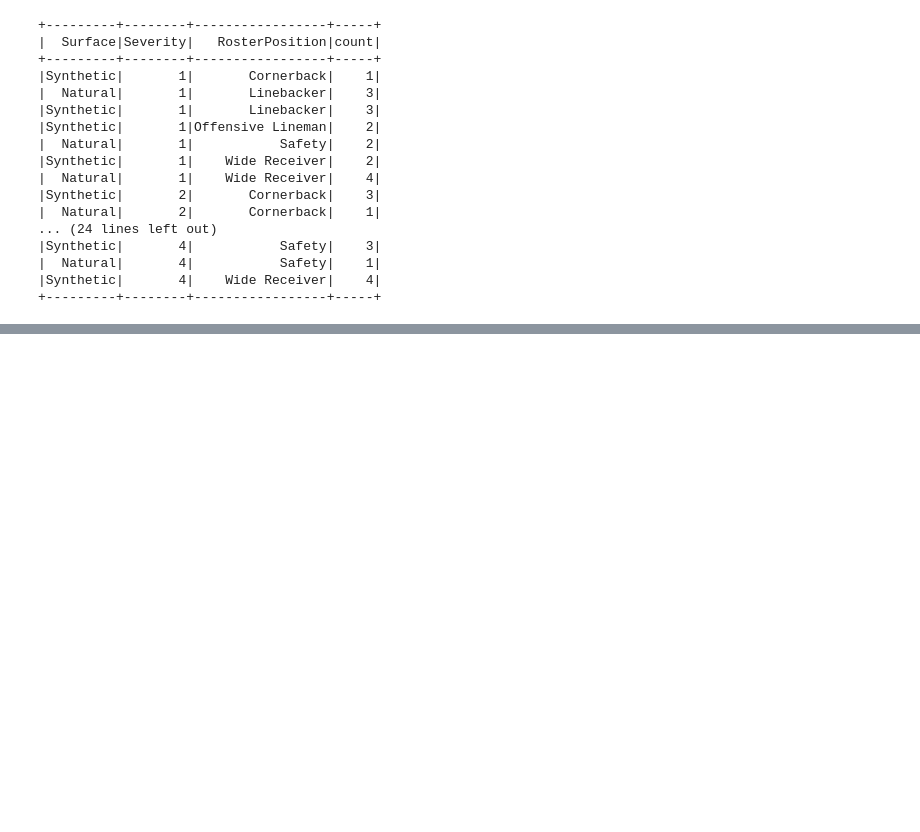
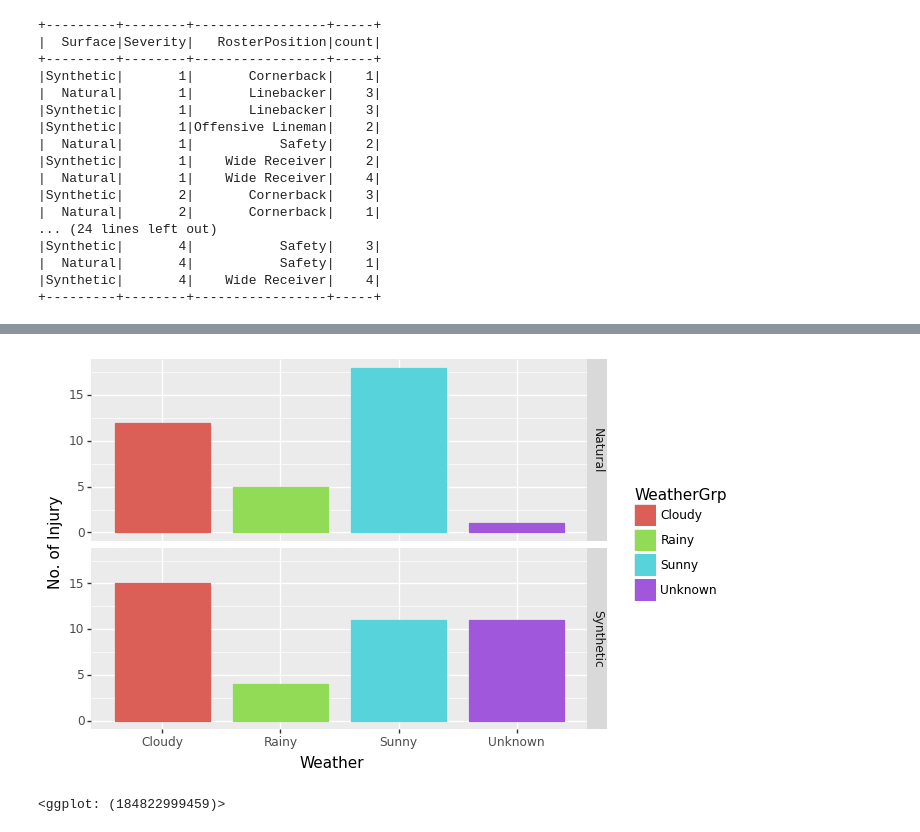
Before and after one commit to cwingho/NFL_Analytics, a Jupyter notebook: fiona/q3.ipynb, the cells around one changed output, grey strips where cells are left out. Saved outputs shown, nothing was run; the diff lists cells and outputs as text; code cells hidden in the pictures; blank space fills up the shorter version.

```diff
--- a/fiona/q3.ipynb
+++ b/fiona/q3.ipynb
@@ -258,2 +313,12 @@ PlayList['StadiumType'] = PlayList['StadiumType'].replace(array_closed, 'Closed'
+# %%
+p6 = ggplot(injAna.toPandas(), aes(x='WeatherGrp', y="count",color='WeatherGrp',fill='WeatherGrp')) + \
+    geom_bar(stat="identity", width=0.8) + \
+    facet_grid('Surface ~ ') + \
+    labs(x="Weather", y='No. of Injury')
+# %%
+p6
+# %% [output]
+[figure, added]
+<ggplot: (184822999459)>
 # %%
 #spark.stop()
```
Also changed, not shown: parts of 19 cells of this notebook.
